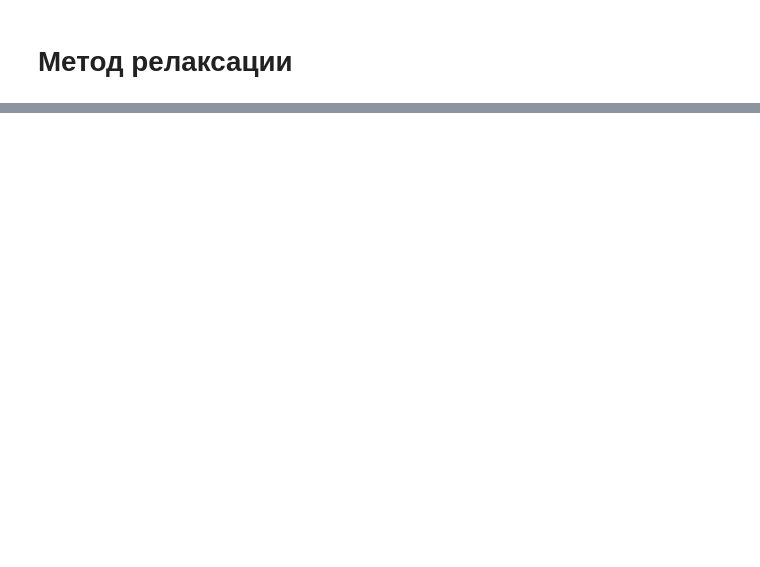
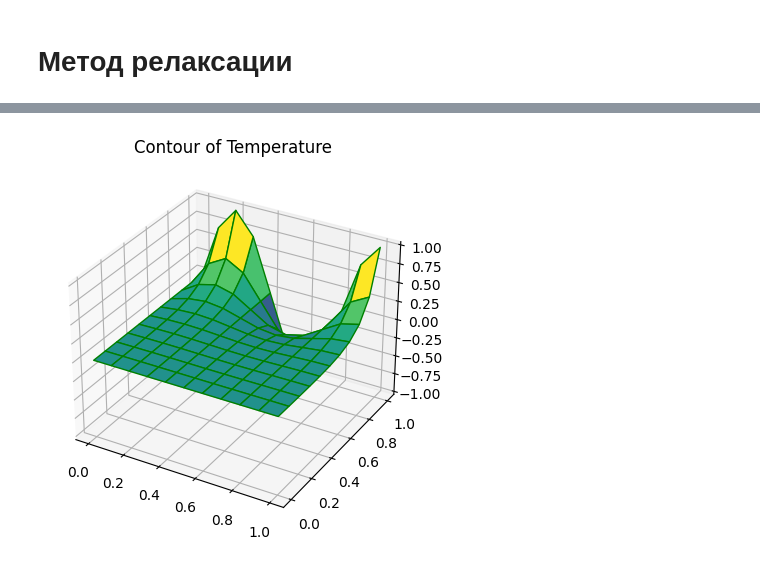
Before and after one commit to DankoDmitry/university, a Jupyter notebook: NumM/2024/11.03.2024/Laplas.ipynb, the cells around one changed output, grey strips where cells are left out. Cells and saved outputs as stored; diff of their text form; code cells hidden in the pictures; blank space fills up the shorter version.

```diff
--- a/NumM/2024/11.03.2024/Laplas.ipynb
+++ b/NumM/2024/11.03.2024/Laplas.ipynb
@@ -191,0 +192,22 @@ main()
+# %%
+def analyt(x,y): return np.sin(5*np.pi*x/2)*(np.exp(5*np.pi*y/2) - np.exp(-5*np.pi*y/2))/(np.exp(5*np.pi/2) - np.exp(-5*np.pi/2))
+# %%
+def main():
+    h = 0.1
+    x, y = np.linspace(0, 1, int(1/h) + 1), np.linspace(0, 1, int(1/h) + 1)
+    X, Y = np.meshgrid(x, y)
+
+    N = int(1/h) + 1
+    Z = np.zeros((N,N))
+    for i in range(0, N):
+        for j in range(0, N):
+            Z[i,j] = analyt(i*h, j*h)
+
+    ax = plt.axes(projection='3d')
+    ax.plot_surface(Y, X, Z, cmap='viridis', edgecolor='green')
+    ax.set_title('Contour of Temperature')
+    plt.show()
+
+main()
+# %% [output]
+[figure, added]
```
Also changed, not shown: parts of 3 cells of this notebook, 4 other files.
